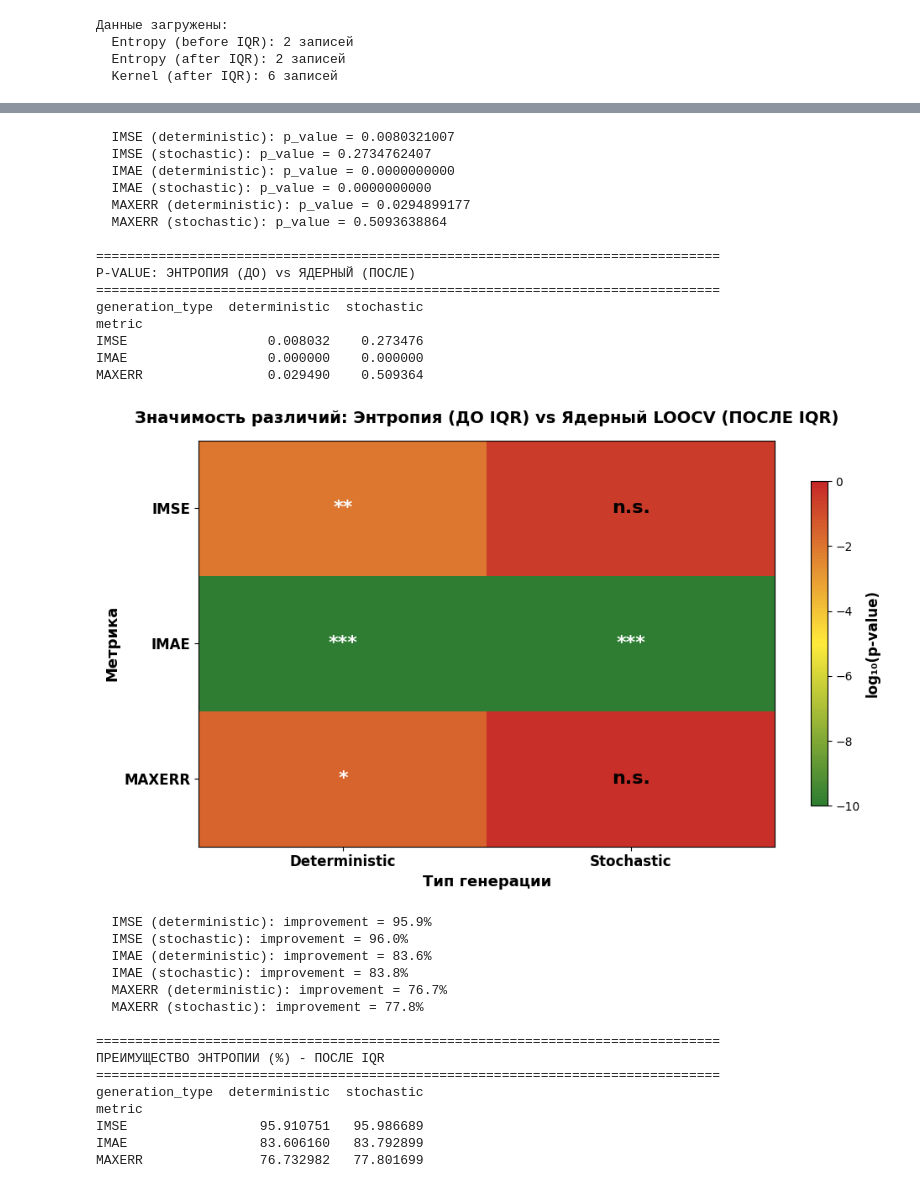
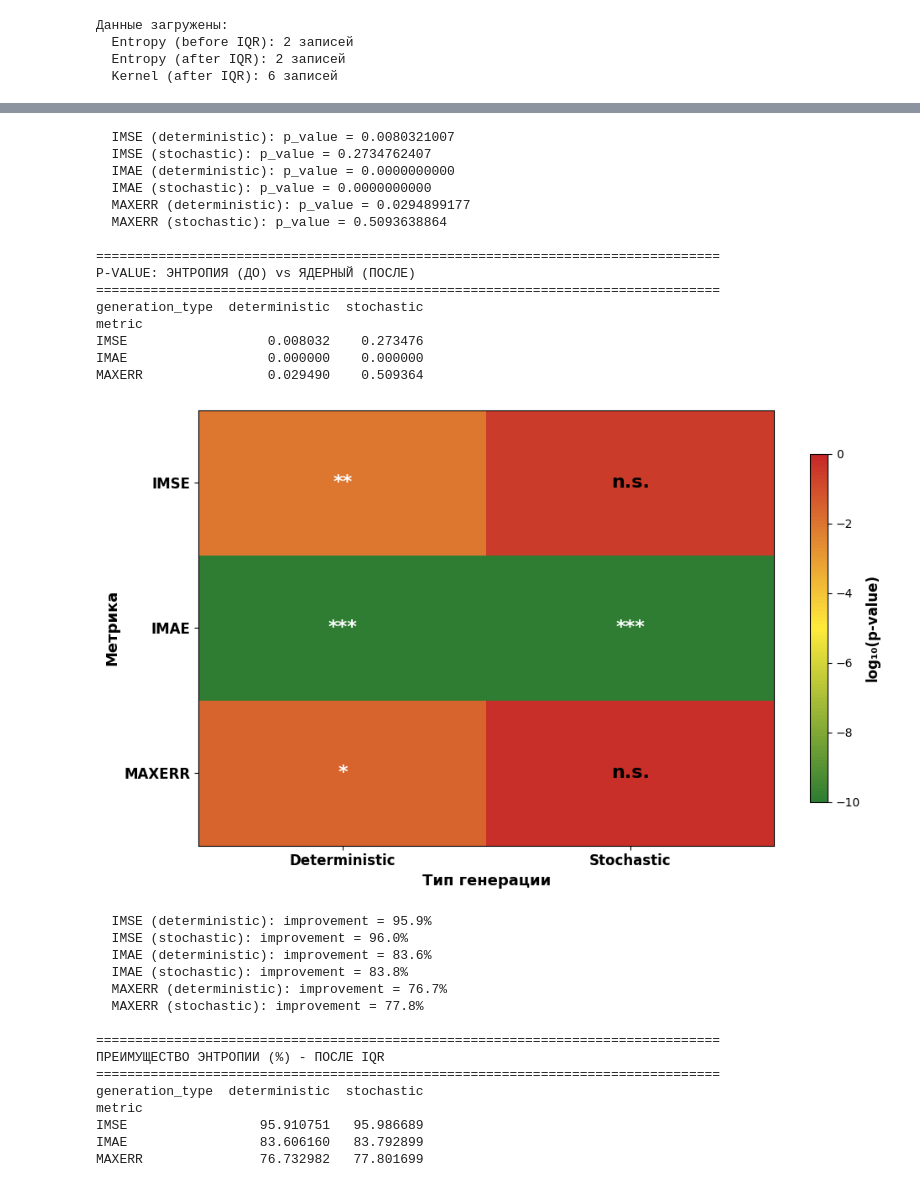
Before and after one commit to AnfimovAleksandr/mag_diploma, a Jupyter notebook: Сравнение/Смесевые данные/Сравнение.ipynb, the cells around one changed output, grey strips where cells are left out. Cells and saved outputs as stored; diff of their text form; code cells hidden in the pictures.

```diff
--- a/Сравнение/Смесевые данные/Сравнение.ipynb
+++ b/Сравнение/Смесевые данные/Сравнение.ipynb
@@ -205,8 +205,8 @@ def plot_pvalue_heatmap_entropy_vs_kernel():
     ax.set_yticklabels(heatmap_data.index, fontsize=12, fontweight='bold')
     ax.set_xlabel('Тип генерации', fontsize=13, fontweight='bold')
     ax.set_ylabel('Метрика', fontsize=13, fontweight='bold')
-    ax.set_title('Значимость различий: Энтропия (после IQR) vs Ядерный LOOCV (после IQR)',
-                fontsize=14, fontweight='bold', pad=15)
+    # ax.set_title('Значимость различий: Энтропия (после IQR) vs Ядерный LOOCV (после IQR)',
+    #             fontsize=14, fontweight='bold', pad=15)
 
     cbar = plt.colorbar(im, ax=ax, shrink=0.8)
     cbar.set_label('log₁₀(p-value)', fontsize=12, fontweight='bold')
@@ -301,8 +301,8 @@ def plot_pvalue_heatmap_entropy_before_vs_kernel_after():
     ax.set_yticklabels(heatmap_data.index, fontsize=12, fontweight='bold')
     ax.set_xlabel('Тип генерации', fontsize=13, fontweight='bold')
     ax.set_ylabel('Метрика', fontsize=13, fontweight='bold')
-    ax.set_title('Значимость различий: Энтропия (ДО IQR) vs Ядерный LOOCV (ПОСЛЕ IQR)',
-                fontsize=14, fontweight='bold', pad=15)
+    # ax.set_title('Значимость различий: Энтропия (ДО IQR) vs Ядерный LOOCV (ПОСЛЕ IQR)',
+    #             fontsize=14, fontweight='bold', pad=15)
 
     cbar = plt.colorbar(im, ax=ax, shrink=0.8)
     cbar.set_label('log₁₀(p-value)', fontsize=12, fontweight='bold')
@@ -395,8 +395,8 @@ def plot_advantage_heatmap():
     ax.set_yticklabels(heatmap_data.index, fontsize=12, fontweight='bold')
     ax.set_xlabel('Тип генерации', fontsize=13, fontweight='bold')
     ax.set_ylabel('Метрика', fontsize=13, fontweight='bold')
-    ax.set_title('Преимущество энтропийного метода над ядерной регрессией (после IQR)',
-                fontsize=14, fontweight='bold', pad=15)
+    # ax.set_title('Преимущество энтропийного метода над ядерной регрессией (после IQR)',
+    #             fontsize=14, fontweight='bold', pad=15)
 
     cbar = plt.colorbar(im, ax=ax, shrink=0.8)
     cbar.set_label('Улучшение, %', fontsize=12, fontweight='bold')
@@ -431,19 +431,19 @@ MAXERR                     0.0         0.0
   IMSE (deterministic): p_value = 0.0080321007
   IMSE (stochastic): p_value = 0.2734762407
   IMAE (deterministic): p_value = 0.0000000000
   IMAE (stochastic): p_value = 0.0000000000
   MAXERR (deterministic): p_value = 0.0294899177
   MAXERR (stochastic): p_value = 0.5093638864
 
 ================================================================================
 P-VALUE: ЭНТРОПИЯ (ДО) vs ЯДЕРНЫЙ (ПОСЛЕ)
 ================================================================================
 generation_type  deterministic  stochastic
 metric
 IMSE                  0.008032    0.273476
 IMAE                  0.000000    0.000000
 MAXERR                0.029490    0.509364
-[figure, old version]
+[figure, new version]
   IMSE (deterministic): improvement = 95.9%
   IMSE (stochastic): improvement = 96.0%
   IMAE (deterministic): improvement = 83.6%
```
Also changed, not shown: parts of 1 cell of this notebook, 4 other files.
